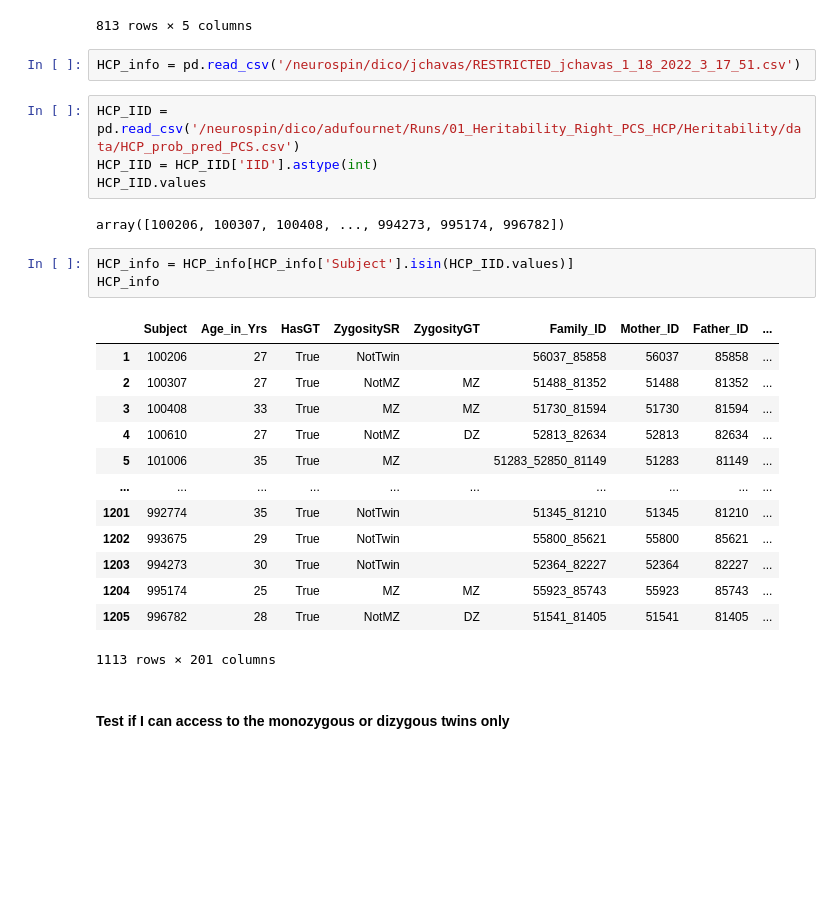
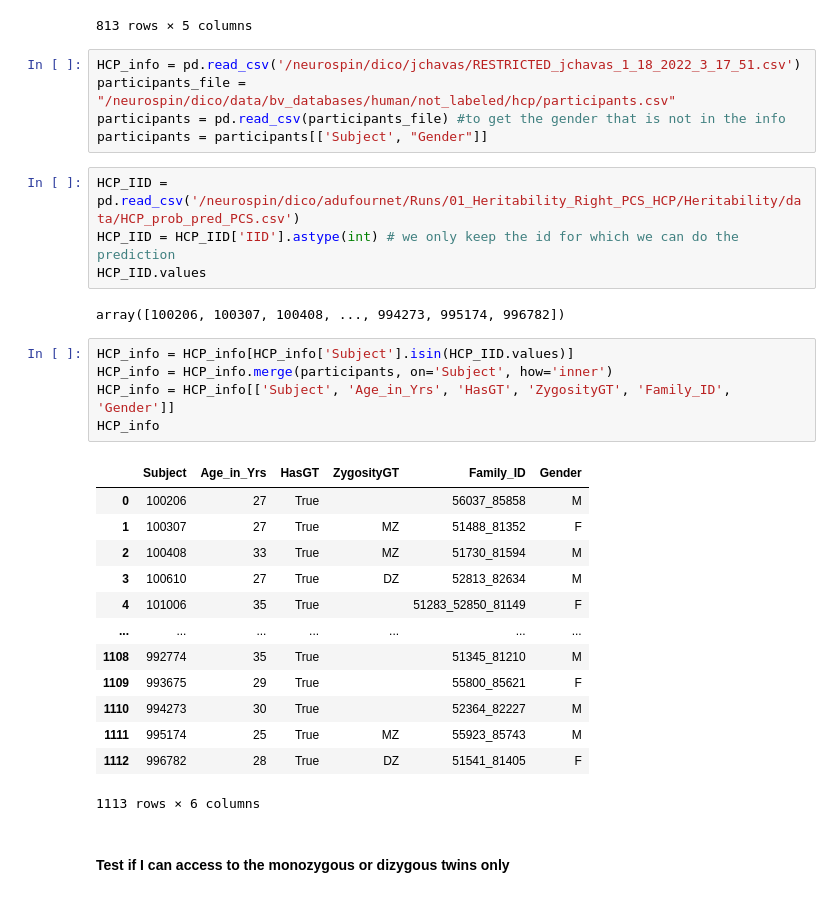
Before and after one commit to neurospin/champollion_V1, a Jupyter notebook: contrastive/notebooks/antoine/HCP_MZ_dist_corr_left_PCS.ipynb, the cells around one changed output. Drawn from its saved outputs; the diff is of its cells as text; blank space fills up the shorter version.

```diff
--- a/contrastive/notebooks/antoine/HCP_MZ_dist_corr_left_PCS.ipynb
+++ b/contrastive/notebooks/antoine/HCP_MZ_dist_corr_left_PCS.ipynb
@@ -25,31 +25,36 @@ HCP_description
 | 811 | REST TRfrac min | 7T Eye Tracker Metadata | REST | REST_TRFRAC_MIN | The minimum value for TRfrac (per... |
 | 812 | REST eyetrack compl | 7T Eye Tracker Metadata | REST | REST_EYETRACK_COMPL | TRfrac (percentage of total scan ... |
 813 rows × 5 columns
-# %%
-HCP_info = pd.read_csv('/neurospin/dico/jchavas/RESTRICTED_jchavas_1_18_2022_3_17_51.csv')
+# %%
+HCP_info = pd.read_csv('/neurospin/dico/jchavas/RESTRICTED_jchavas_1_18_2022_3_17_51.csv')
+participants_file = "/neurospin/dico/data/bv_databases/human/not_labeled/hcp/participants.csv"
+participants = pd.read_csv(participants_file) #to get the gender that is not in the info
+participants = participants[['Subject', "Gender"]]
 # %%
 HCP_IID = pd.read_csv('/neurospin/dico/adufournet/Runs/01_Heritability_Right_PCS_HCP/Heritability/data/HCP_prob_pred_PCS.csv')
-HCP_IID = HCP_IID['IID'].astype(int)
+HCP_IID = HCP_IID['IID'].astype(int) # we only keep the id for which we can do the prediction
 HCP_IID.values
 # %% [output]
 array([100206, 100307, 100408, ..., 994273, 995174, 996782])
 # %%
 HCP_info = HCP_info[HCP_info['Subject'].isin(HCP_IID.values)]
+HCP_info = HCP_info.merge(participants, on='Subject', how='inner')
+HCP_info = HCP_info[['Subject', 'Age_in_Yrs', 'HasGT', 'ZygosityGT', 'Family_ID', 'Gender']]
 HCP_info
 # %% [output]
-|  | Subject | Age_in_Yrs | HasGT | ZygositySR | ZygosityGT | Family_ID | Mother_ID | Father_ID | ... |
-| 1 | 100206 | 27 | True | NotTwin |  | 56037_85858 | 56037 | 85858 | ... |
-| 2 | 100307 | 27 | True | NotMZ | MZ | 51488_81352 | 51488 | 81352 | ... |
-| 3 | 100408 | 33 | True | MZ | MZ | 51730_81594 | 51730 | 81594 | ... |
-| 4 | 100610 | 27 | True | NotMZ | DZ | 52813_82634 | 52813 | 82634 | ... |
-| 5 | 101006 | 35 | True | MZ |  | 51283_52850_81149 | 51283 | 81149 | ... |
-| ... | ... | ... | ... | ... | ... | ... | ... | ... | ... |
-| 1201 | 992774 | 35 | True | NotTwin |  | 51345_81210 | 51345 | 81210 | ... |
-| 1202 | 993675 | 29 | True | NotTwin |  | 55800_85621 | 55800 | 85621 | ... |
-| 1203 | 994273 | 30 | True | NotTwin |  | 52364_82227 | 52364 | 82227 | ... |
-| 1204 | 995174 | 25 | True | MZ | MZ | 55923_85743 | 55923 | 85743 | ... |
-| 1205 | 996782 | 28 | True | NotMZ | DZ | 51541_81405 | 51541 | 81405 | ... |
+|  | Subject | Age_in_Yrs | HasGT | ZygosityGT | Family_ID | Gender |
+| 0 | 100206 | 27 | True |  | 56037_85858 | M |
+| 1 | 100307 | 27 | True | MZ | 51488_81352 | F |
+| 2 | 100408 | 33 | True | MZ | 51730_81594 | M |
+| 3 | 100610 | 27 | True | DZ | 52813_82634 | M |
+| 4 | 101006 | 35 | True |  | 51283_52850_81149 | F |
+| ... | ... | ... | ... | ... | ... | ... |
+| 1108 | 992774 | 35 | True |  | 51345_81210 | M |
+| 1109 | 993675 | 29 | True |  | 55800_85621 | F |
+| 1110 | 994273 | 30 | True |  | 52364_82227 | M |
+| 1111 | 995174 | 25 | True | MZ | 55923_85743 | M |
+| 1112 | 996782 | 28 | True | DZ | 51541_81405 | F |
-1113 rows × 201 columns
+1113 rows × 6 columns
 # %% [markdown]
 #### Test if I can access to the monozygous or dizygous twins only
 # %%
```
Also changed, not shown: parts of 22 cells of this notebook.
